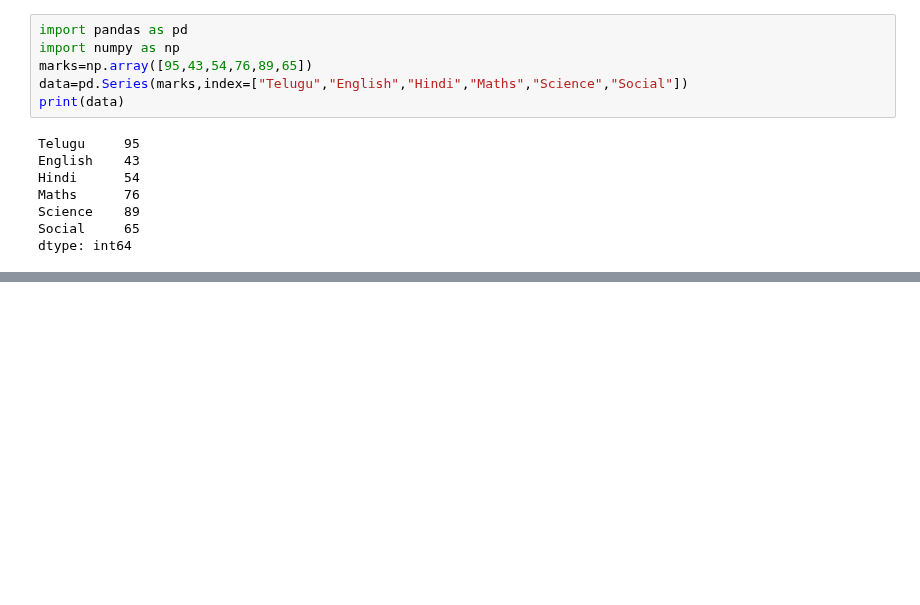
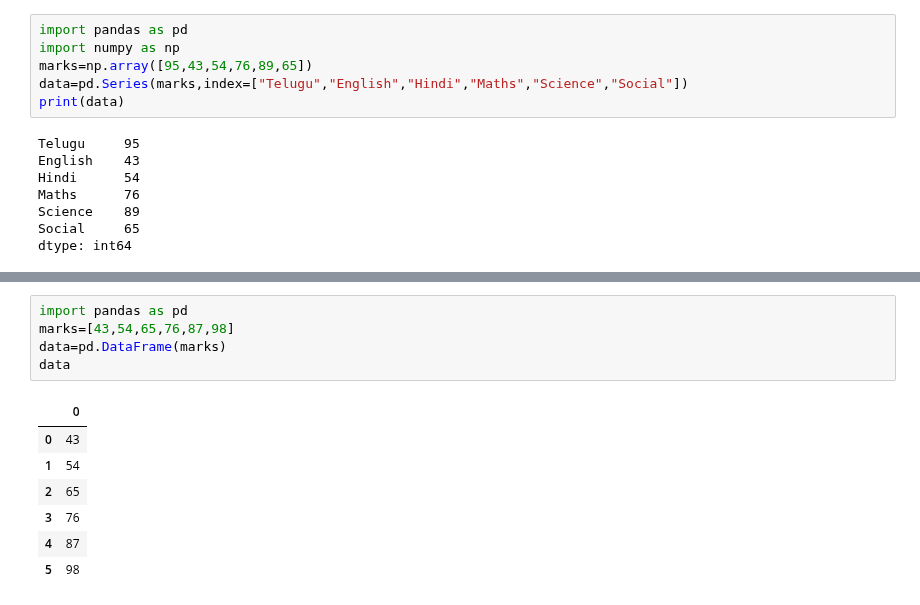
Before and after one commit to vvrgit/Python, a Jupyter notebook: Pandas_Tutorial.ipynb, the cells around one changed output, grey strips where cells are left out. Cells and saved outputs as stored; diff of their text form; blank space fills up the shorter version.

```diff
--- a/Pandas_Tutorial.ipynb
+++ b/Pandas_Tutorial.ipynb
@@ -340,0 +364,13 @@ dtype: int64
+# %%
+import pandas as pd
+marks=[43,54,65,76,87,98]
+data=pd.DataFrame(marks)
+data
+# %% [output]
+|  | 0 |
+| 0 | 43 |
+| 1 | 54 |
+| 2 | 65 |
+| 3 | 76 |
+| 4 | 87 |
+| 5 | 98 |
```
Also changed, not shown: parts of 9 cells of this notebook.
